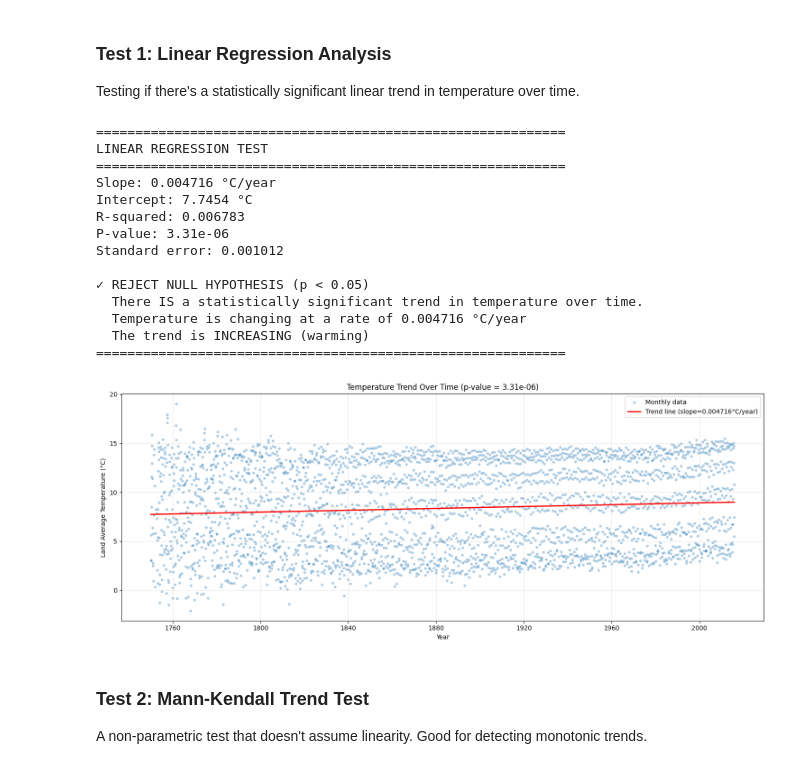
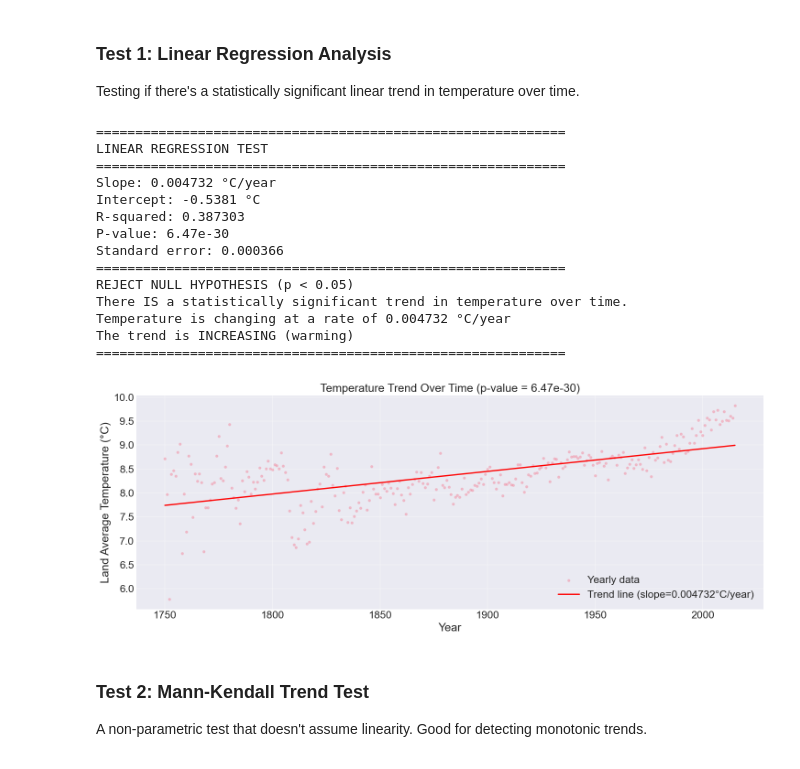
Before and after one commit to OloruntobiOlutola/Applied-Project, a Jupyter notebook: notebooks/app.ipynb, the cells around one changed output. Saved outputs shown, nothing was run; the diff lists cells and outputs as text; code cells hidden in the pictures.

```diff
--- a/notebooks/app.ipynb
+++ b/notebooks/app.ipynb
@@ -158,0 +128,6 @@ See the caveats in the documentation: https://pandas.pydata.org/pandas-docs/stab
+# %%
+# Create a time variable (years since start)
+df['dt'] = pd.to_datetime(df['dt'])
+df['year'] = df['dt'].dt.year
+df['month'] = df['dt'].dt.month
+df['time_numeric'] = (df['dt'] - df['dt'].min()).dt.days / 365.25  # Convert to years
@@ -159,7 +136,7 @@ See the caveats in the documentation: https://pandas.pydata.org/pandas-docs/stab
 # %%
 # Group data by year
 annual = (
-    df_clean.groupby('year')[['LandAverageTemperature','LandAverageTemperatureUncertainty']]
+    df.groupby('year')[['LandAverageTemperature','LandAverageTemperatureUncertainty']]
     .mean()
     .reset_index()
 )
@@ -438,8 +513,8 @@ Years covered: 265
 Testing if there's a statistically significant linear trend in temperature over time.
 # %%
 # Perform linear regression
-slope, intercept, r_value, p_value, std_err = linregress(df_clean['time_numeric'],
-                                                          df_clean['LandAverageTemperature'])
+slope, intercept, r_value, p_value, std_err = linregress(annual['year'],
+                                                          annual['LandAverageTemperature'])
 
 print("=" * 60)
 print("LINEAR REGRESSION TEST")
@@ -449,60 +524,60 @@ print(f"Intercept: {intercept:.4f} °C")
 print(f"R-squared: {r_value**2:.6f}")
 print(f"P-value: {p_value:.2e}")
 print(f"Standard error: {std_err:.6f}")
-print()
+print("=" * 60)
 
 # Interpretation
 alpha = 0.05
 if p_value < alpha:
-    print(f"✓ REJECT NULL HYPOTHESIS (p < {alpha})")
-    print(f"  There IS a statistically significant trend in temperature over time.")
-    print(f"  Temperature is changing at a rate of {slope:.6f} °C/year")
+    print(f"REJECT NULL HYPOTHESIS (p < {alpha})")
+    print(f"There IS a statistically significant trend in temperature over time.")
+    print(f"Temperature is changing at a rate of {slope:.6f} °C/year")
     if slope > 0:
-        print(f"  The trend is INCREASING (warming)")
+        print(f"The trend is INCREASING (warming)")
     else:
-        print(f"  The trend is DECREASING (cooling)")
+        print(f"The trend is DECREASING (cooling)")
 else:
-    print(f"✗ FAIL TO REJECT NULL HYPOTHESIS (p >= {alpha})")
-    print(f"  There is NO statistically significant trend in temperature over time.")
+    print(f"FAIL TO REJECT NULL HYPOTHESIS (p >= {alpha})")
+    print(f"There is NO statistically significant trend in temperature over time.")
 
 print("=" * 60)
 # %% [output]
 ============================================================
 LINEAR REGRESSION TEST
 ============================================================
-Slope: 0.004716 °C/year
-Intercept: 7.7454 °C
-R-squared: 0.006783
-P-value: 3.31e-06
-Standard error: 0.001012
-
-✓ REJECT NULL HYPOTHESIS (p < 0.05)
-  There IS a statistically significant trend in temperature over time.
-  Temperature is changing at a rate of 0.004716 °C/year
-  The trend is INCREASING (warming)
+Slope: 0.004732 °C/year
+Intercept: -0.5381 °C
+R-squared: 0.387303
+P-value: 6.47e-30
+Standard error: 0.000366
 ============================================================
+REJECT NULL HYPOTHESIS (p < 0.05)
+There IS a statistically significant trend in temperature over time.
+Temperature is changing at a rate of 0.004732 °C/year
+The trend is INCREASING (warming)
+============================================================
 # %%
 # Visualize the trend
 plt.figure(figsize=(15, 6))
 
 # Plot the data
-plt.scatter(df_clean['dt'], df_clean['LandAverageTemperature'],
-            alpha=0.3, s=10, label='Monthly data')
+plt.scatter(annual['year'], annual['LandAverageTemperature'],
+            alpha=0.3, s=10, label='Yearly data')
 
 # Plot the regression line
-regression_line = slope * df_clean['time_numeric'] + intercept
-plt.plot(df_clean['dt'], regression_line,
+regression_line = slope * annual['year'] + intercept
+plt.plot(annual['year'], regression_line,
          color='red', linewidth=2, label=f'Trend line (slope={slope:.6f}°C/year)')
 
 plt.xlabel('Year')
 plt.ylabel('Land Average Temperature (°C)')
 plt.title(f'Temperature Trend Over Time (p-value = {p_value:.2e})')
 plt.legend()
 plt.grid(True, alpha=0.3)
 plt.tight_layout()
 plt.show()
 # %% [output]
-[figure, old version]
+[figure, new version]
 # %% [markdown]
 ### Test 2: Mann-Kendall Trend Test
 
```
Also changed, not shown: parts of 55 cells of this notebook, 2 other files.
